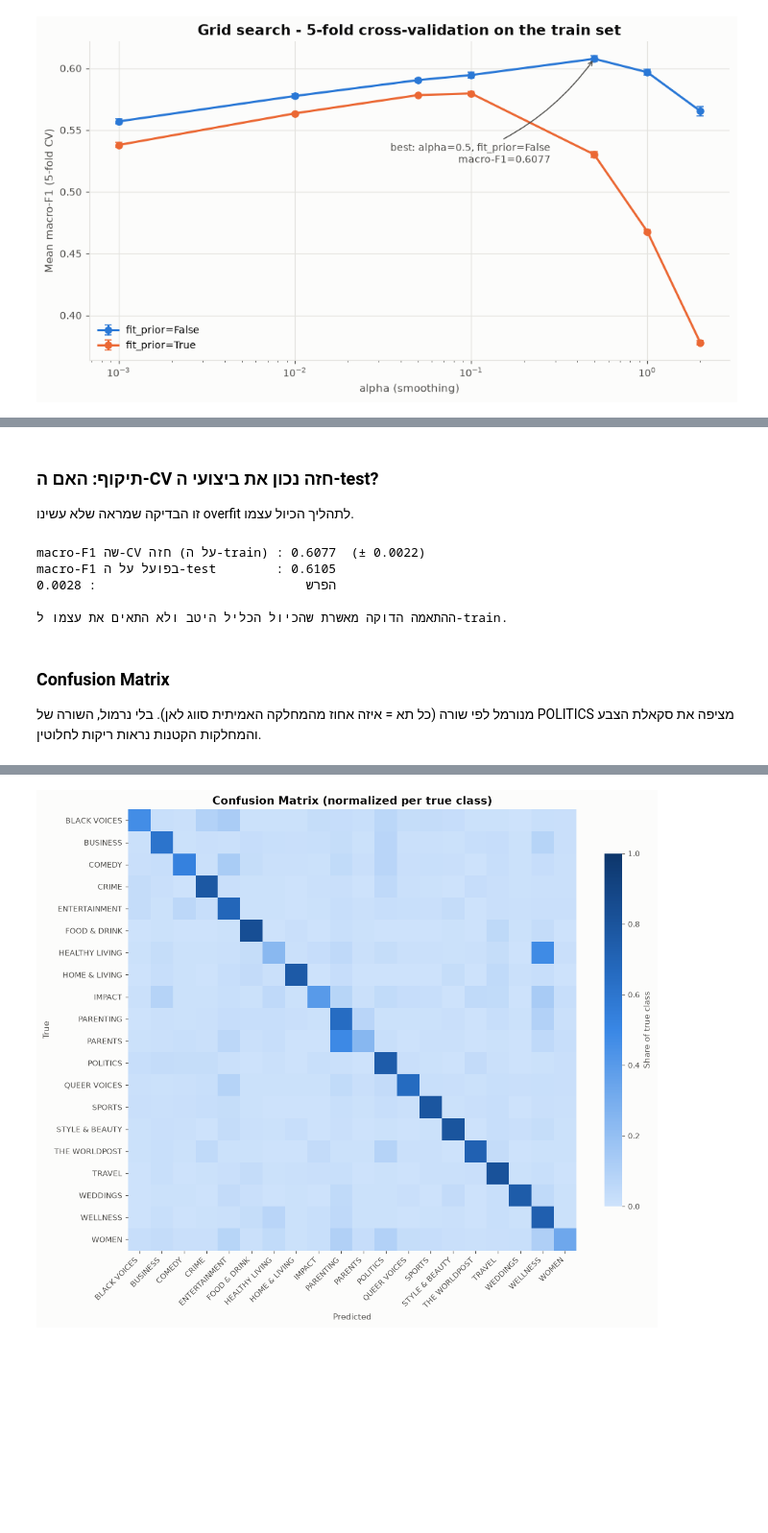
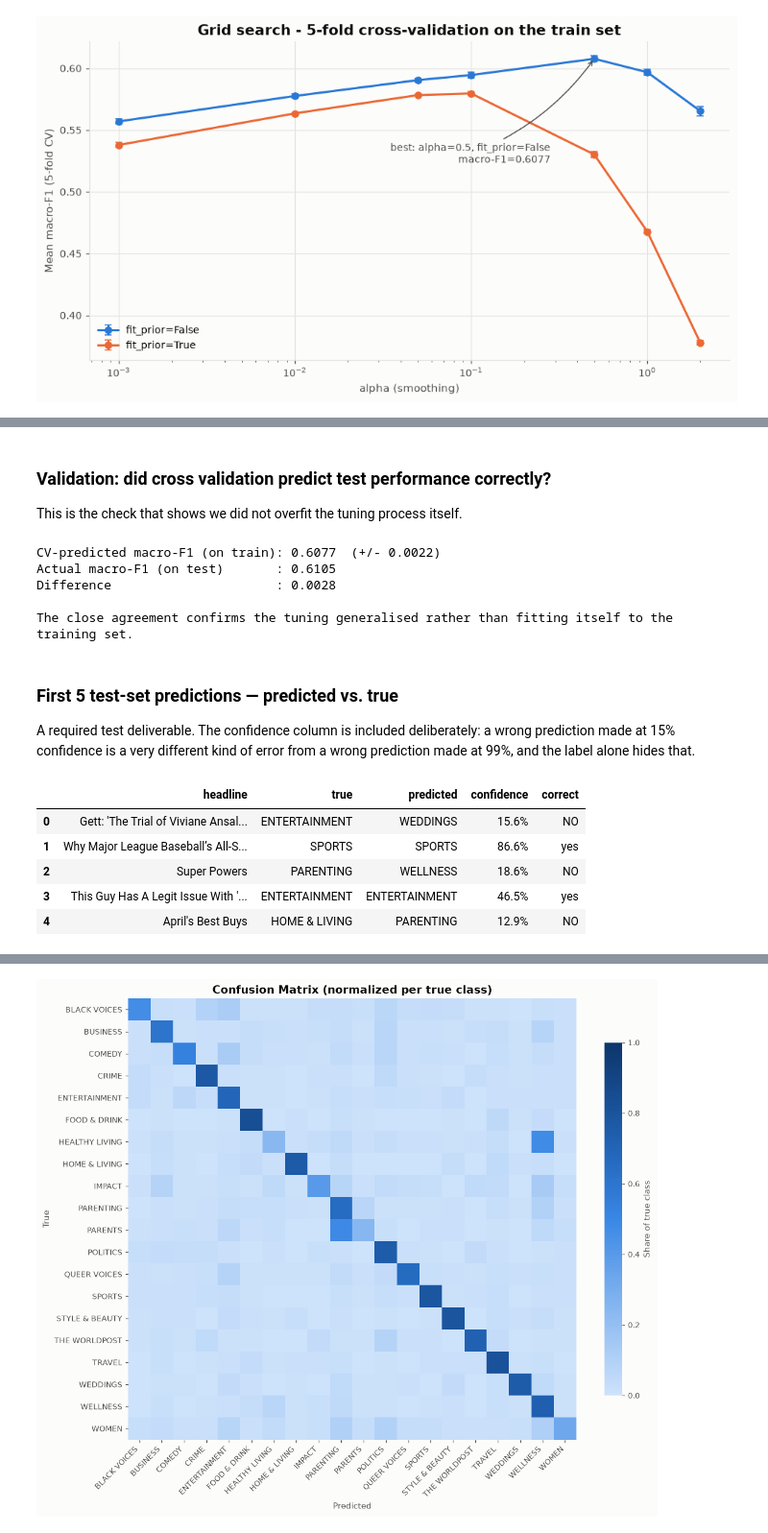
Before and after one commit to ZoeyA11/news-category-classifier, a Jupyter notebook: analysis.ipynb, the cells around one changed output, grey strips where cells are left out. Shown at 96% size. Drawn from its saved outputs; the diff is of its cells as text; code cells hidden in the pictures; blank space fills up the shorter version.

```diff
--- a/analysis.ipynb
+++ b/analysis.ipynb
@@ -329,27 +488,40 @@ Classification report מלא:
       accuracy                           0.67     33212
      macro avg       0.61      0.63      0.61     33212
   weighted avg       0.68      0.67      0.67     33212
-# %% [markdown]
-### תיקוף: האם ה-CV חזה נכון את ביצועי ה-test?
-
-זו הבדיקה שמראה שלא עשינו overfit לתהליך הכיול עצמו.
+# %% [markdown]
+### Validation: did cross validation predict test performance correctly?
+
+This is the check that shows we did not overfit the tuning process itself.
 # %%
 cv_best = cv_results_df.iloc[0]["mean_macro_f1"]
 cv_std = cv_results_df.iloc[0]["std_macro_f1"]
-print(f"macro-F1 שה-CV חזה (על ה-train) : {cv_best:.4f}  (± {cv_std:.4f})")
-print(f"macro-F1 בפועל על ה-test        : {tuned_results['macro_f1']:.4f}")
-print(f"הפרש                            : {abs(tuned_results['macro_f1'] - cv_best):.4f}")
+print(f"CV-predicted macro-F1 (on train): {cv_best:.4f}  (+/- {cv_std:.4f})")
+print(f"Actual macro-F1 (on test)       : {tuned_results['macro_f1']:.4f}")
+print(f"Difference                      : {abs(tuned_results['macro_f1'] - cv_best):.4f}")
 print()
-print("ההתאמה הדוקה מאשרת שהכיול הכליל היטב ולא התאים את עצמו ל-train.")
+print("The close agreement confirms the tuning generalised rather than "
+      "fitting itself to the training set.")
 # %% [output]
-macro-F1 שה-CV חזה (על ה-train) : 0.6077  (± 0.0022)
-macro-F1 בפועל על ה-test        : 0.6105
-הפרש                            : 0.0028
+CV-predicted macro-F1 (on train): 0.6077  (+/- 0.0022)
+Actual macro-F1 (on test)       : 0.6105
+Difference                      : 0.0028
 
-ההתאמה הדוקה מאשרת שהכיול הכליל היטב ולא התאים את עצמו ל-train.
+The close agreement confirms the tuning generalised rather than fitting itself to the training set.
-# %% [markdown]
-### Confusion Matrix
-
-מנורמל לפי שורה (כל תא = איזה אחוז מהמחלקה האמיתית סווג לאן).
-בלי נרמול, השורה של POLITICS מציפה את סקאלת הצבע והמחלקות הקטנות
-נראות ריקות לחלוטין.
+# %% [markdown]
+### First 5 test-set predictions — predicted vs. true
+
+A required test deliverable. The confidence column is included deliberately:
+a wrong prediction made at 15% confidence is a very different kind of error
+from a wrong prediction made at 99%, and the label alone hides that.
+# %%
+from evaluate import first_predictions_table
+
+display(first_predictions_table(tuned_model, X_test, y_test,
+                                test_df["headline"], n=5))
+# %% [output]
+|  | headline | true | predicted | confidence | correct |
+| 0 | Gett: 'The Trial of Viviane Ansal... | ENTERTAINMENT | WEDDINGS | 15.6% | NO |
+| 1 | Why Major League Baseball’s All-S... | SPORTS | SPORTS | 86.6% | yes |
+| 2 | Super Powers | PARENTING | WELLNESS | 18.6% | NO |
+| 3 | This Guy Has A Legit Issue With '... | ENTERTAINMENT | ENTERTAINMENT | 46.5% | yes |
+| 4 | April's Best Buys | HOME & LIVING | PARENTING | 12.9% | NO |
```
Also changed, not shown: parts of 78 cells of this notebook.
